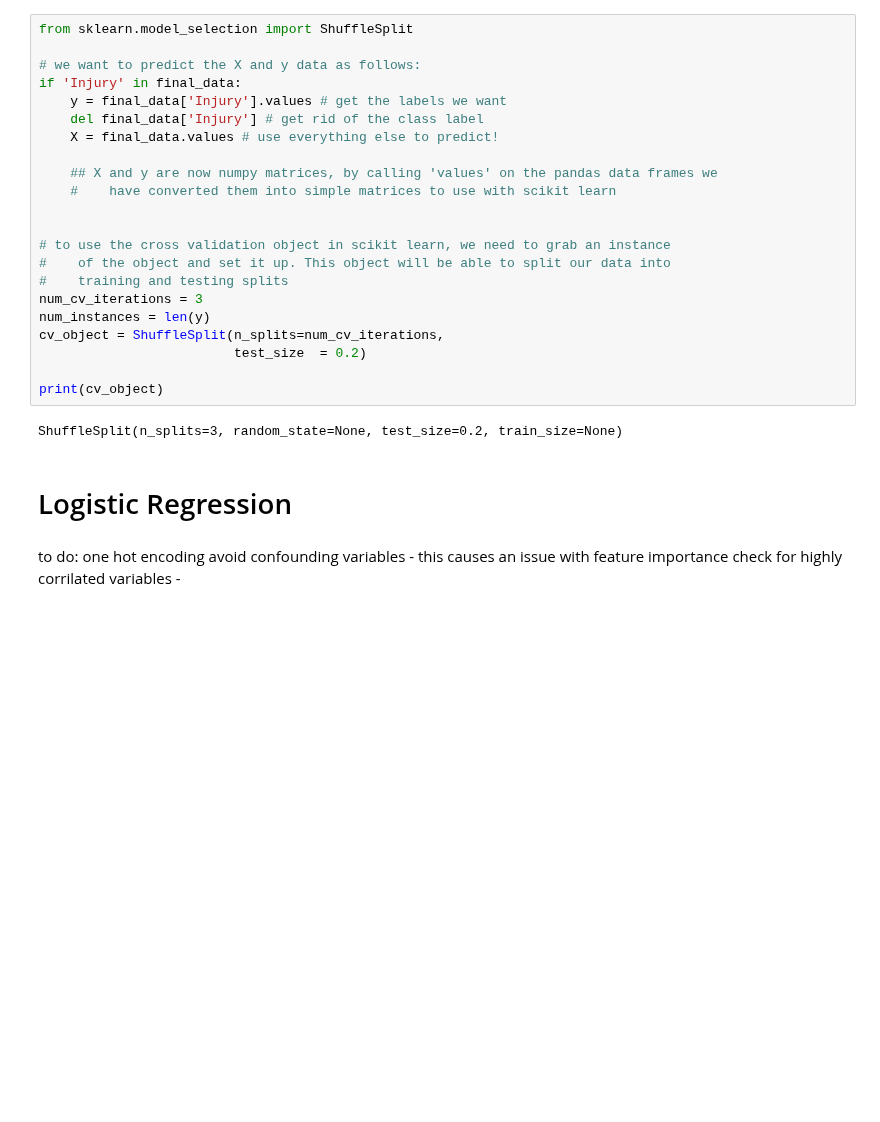
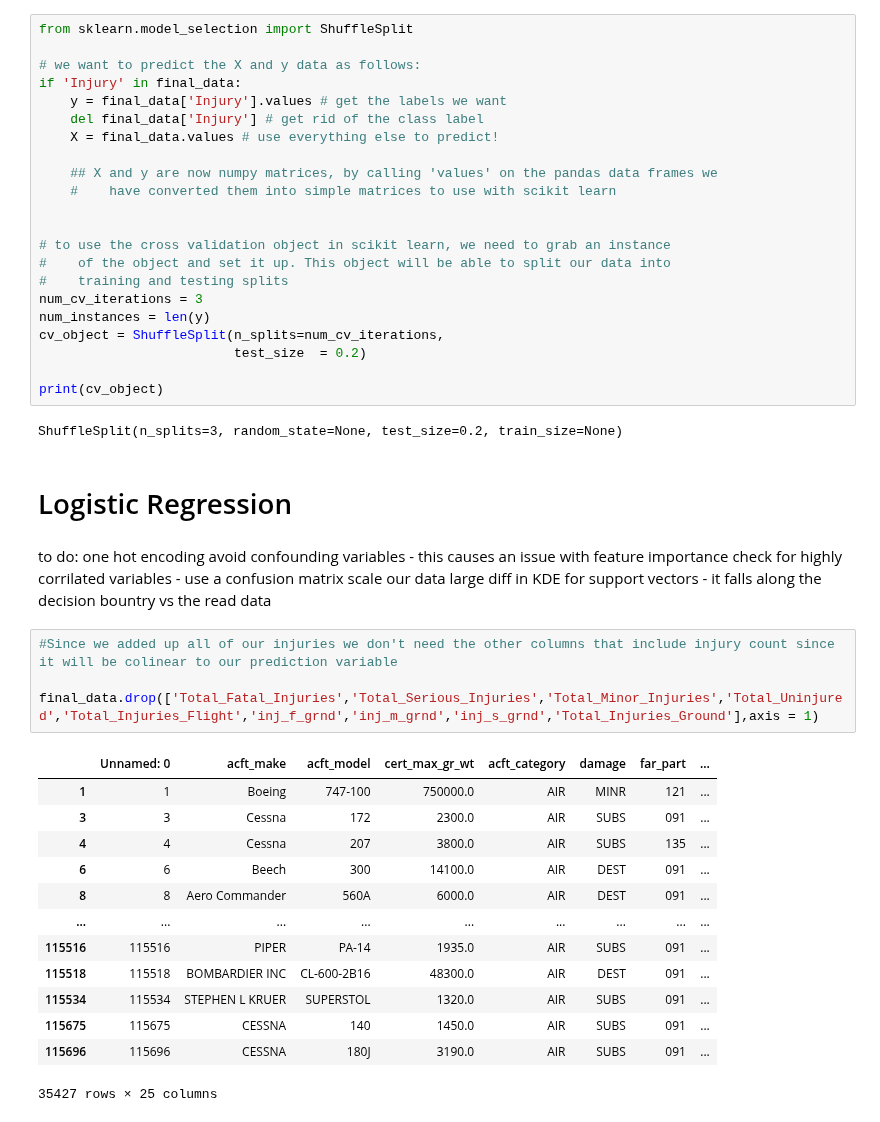
Before and after one commit to sajmera9/MachineLearning1, a Jupyter notebook: mini_lab.ipynb, the cells around one changed output. Cells and saved outputs as stored; diff of their text form; blank space fills up the shorter version.

```diff
--- a/mini_lab.ipynb
+++ b/mini_lab.ipynb
@@ -183,10 +219,31 @@ cv_object = ShuffleSplit(n_splits=num_cv_iterations,
 print(cv_object)
 # %% [output]
 ShuffleSplit(n_splits=3, random_state=None, test_size=0.2, train_size=None)
-# %% [markdown]
-# Logistic Regression
-# %% [markdown]
-to do:
-one hot encoding
-avoid confounding variables - this causes an issue with feature importance
-check for highly corrilated variables -
+# %% [markdown]
+# Logistic Regression
+# %% [markdown]
+to do:
+one hot encoding
+avoid confounding variables - this causes an issue with feature importance
+check for highly corrilated variables -
+use a confusion matrix
+scale our data
+large diff in KDE for support vectors - it falls along the decision bountry vs the read data
+# %%
+#Since we added up all of our injuries we don't need the other columns that include injury count since it will be colinear to our prediction variable
+
+final_data.drop(['Total_Fatal_Injuries','Total_Serious_Injuries','Total_Minor_Injuries','Total_Uninjured','Total_Injuries_Flight','inj_f_grnd','inj_m_grnd','inj_s_grnd','Total_Injuries_Ground'],axis = 1)
+# %% [output]
+|  | Unnamed: 0 | acft_make | acft_model | cert_max_gr_wt | acft_category | damage | far_part | ... |
+| 1 | 1 | Boeing | 747-100 | 750000.0 | AIR | MINR | 121 | ... |
+| 3 | 3 | Cessna | 172 | 2300.0 | AIR | SUBS | 091 | ... |
+| 4 | 4 | Cessna | 207 | 3800.0 | AIR | SUBS | 135 | ... |
+| 6 | 6 | Beech | 300 | 14100.0 | AIR | DEST | 091 | ... |
+| 8 | 8 | Aero Commander | 560A | 6000.0 | AIR | DEST | 091 | ... |
+| ... | ... | ... | ... | ... | ... | ... | ... | ... |
+| 115516 | 115516 | PIPER | PA-14 | 1935.0 | AIR | SUBS | 091 | ... |
+| 115518 | 115518 | BOMBARDIER INC | CL-600-2B16 | 48300.0 | AIR | DEST | 091 | ... |
+| 115534 | 115534 | STEPHEN L KRUER | SUPERSTOL | 1320.0 | AIR | SUBS | 091 | ... |
+| 115675 | 115675 | CESSNA | 140 | 1450.0 | AIR | SUBS | 091 | ... |
+| 115696 | 115696 | CESSNA | 180J | 3190.0 | AIR | SUBS | 091 | ... |
+35427 rows × 25 columns
```
Also changed, not shown: parts of 8 cells of this notebook.
